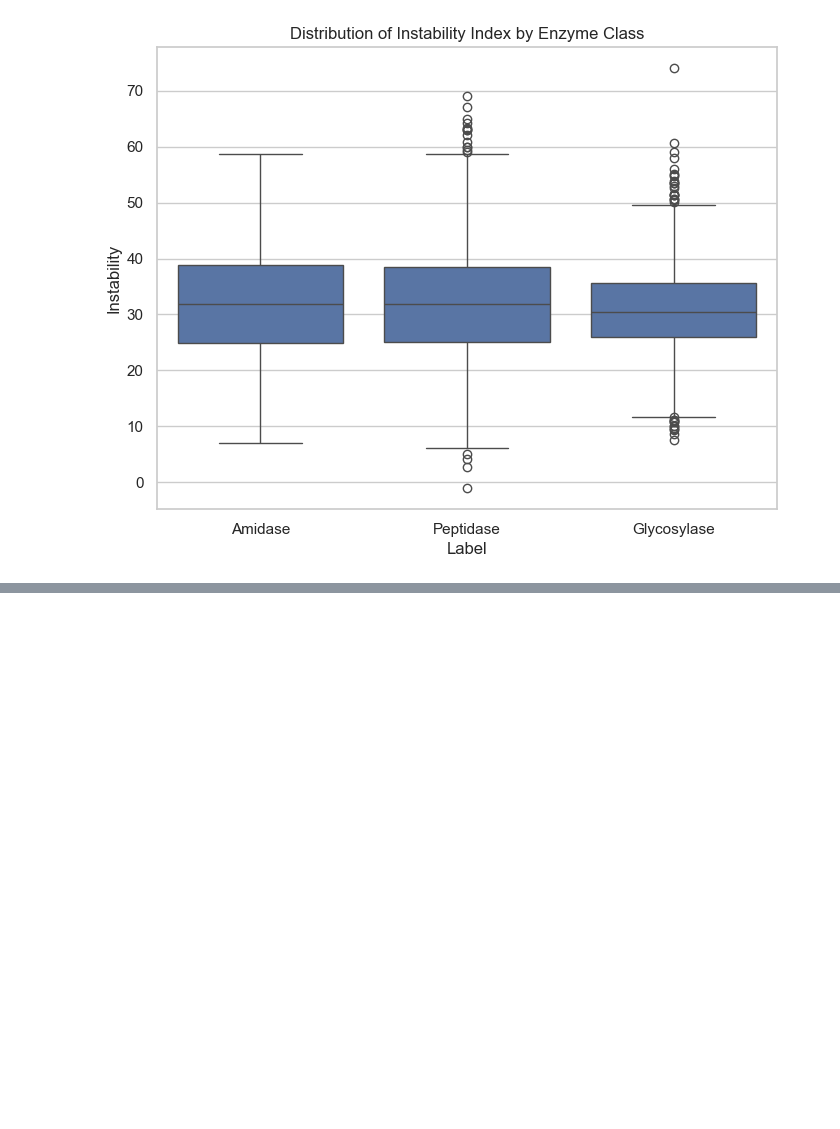
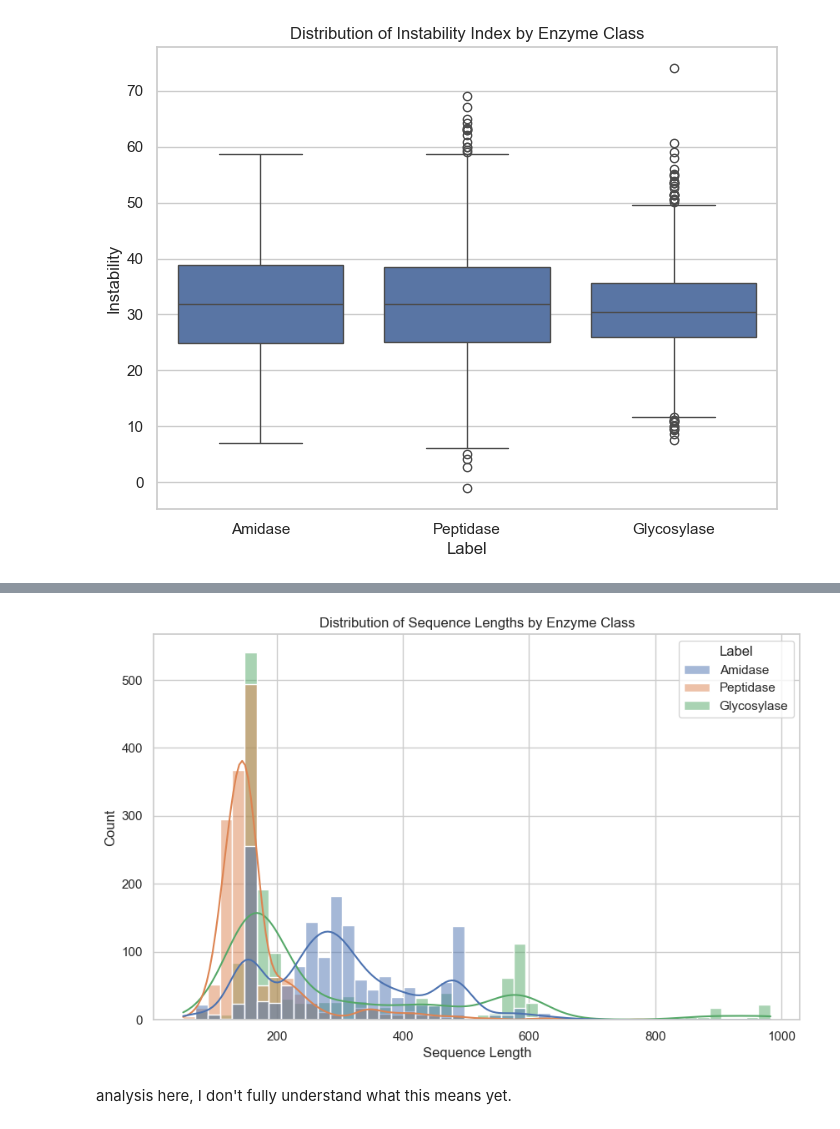
Before and after one commit to Criflar/phage-enzyme-classifier, a Jupyter notebook: phagelytic-esm.ipynb, the cells around one changed output, grey strips where cells are left out. Drawn from its saved outputs; the diff is of its cells as text; code cells hidden in the pictures; blank space fills up the shorter version.

```diff
--- a/phagelytic-esm.ipynb
+++ b/phagelytic-esm.ipynb
@@ -264,0 +273,9 @@ plt.show()
+# %%
+plt.figure(figsize=(10, 6))
+sns.histplot(data=master_df, x='Sequence Length', hue='Label', kde=True)
+plt.title('Distribution of Sequence Lengths by Enzyme Class')
+plt.show()
+# %% [output]
+[figure, added]
+# %% [markdown]
+analysis here, I don't fully understand what this means yet.
```
Also changed, not shown: parts of 2 cells of this notebook.
